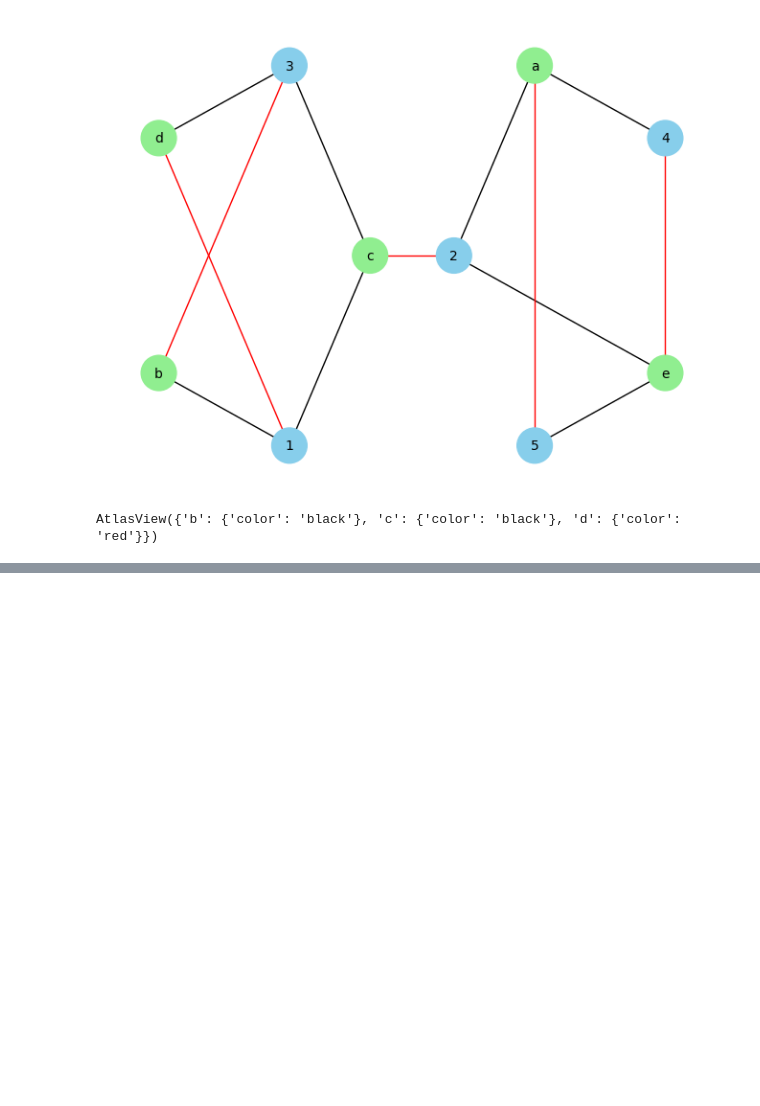
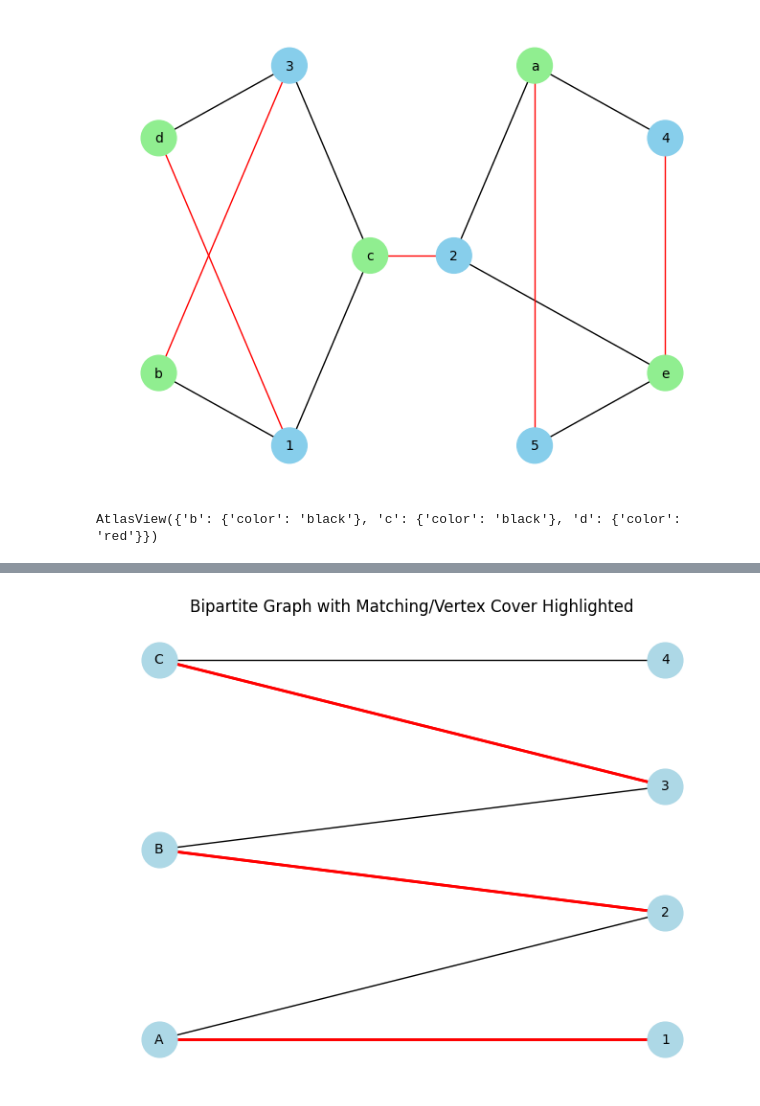
Before and after one commit to gderiddershanghai/algorithms, a Jupyter notebook: Discrete_Math_TSP_Graphs/Maximum+Matching.ipynb, the cells around one changed output, grey strips where cells are left out. Cells and saved outputs as stored; diff of their text form; code cells hidden in the pictures; blank space fills up the shorter version.

```diff
--- a/Discrete_Math_TSP_Graphs/Maximum+Matching.ipynb
+++ b/Discrete_Math_TSP_Graphs/Maximum+Matching.ipynb
@@ -116,0 +137,82 @@ AtlasView({'b': {'color': 'black'}, 'c': {'color': 'black'}, 'd': {'color': 'red
+# %%
+import networkx as nx
+
+# Create a bipartite graph
+B = nx.Graph()
+# Add nodes with the node attribute "bipartite"
+B.add_nodes_from(['A', 'B', 'C'], bipartite=0)
+B.add_nodes_from([1, 2, 3, 4], bipartite=1)
+# Add edges
+B.add_edges_from([
+    ('A', 1), ('A', 2),
+    ('B', 2), ('B', 3),
+    ('C', 3), ('C', 4)
+])
+
+# Find the maximum matching
+max_matching = nx.bipartite.maximum_matching(B, top_nodes={'A', 'B', 'C'})
+print("Maximum Matching:", max_matching)
+
+# Function to derive minimum vertex cover from maximum matching
+def minimum_vertex_cover_from_matching(B, max_matching, top_nodes):
+    # Initialize sets
+    unmatched_top_nodes = {node for node in top_nodes if node not in max_matching}
+    matched_edges = {(u, v) for u, v in max_matching.items() if u in top_nodes}
+
+    # Use DFS to find vertices reachable from unmatched top nodes
+    visited_top = set()
+    visited_bottom = set()
+
+    def dfs(v, is_top):
+        if is_top:
+            if v in visited_top:
+                return
+            visited_top.add(v)
+            for u in B.neighbors(v):
+                if (v, u) not in matched_edges and (u, v) not in matched_edges:
+                    dfs(u, False)
+        else:
+            if v in visited_bottom:
+                return
+            visited_bottom.add(v)
+            for u in B.neighbors(v):
+                if (v, u) in matched_edges or (u, v) in matched_edges:
+                    dfs(u, True)
+
+    for node in unmatched_top_nodes:
+        dfs(node, True)
+
+    # Minimum vertex cover
+    vertex_cover = (top_nodes - visited_top).union(visited_bottom)
+    return vertex_cover
+
+# Find the minimum vertex cover
+top_nodes = {'A', 'B', 'C'}
+min_vertex_cover = minimum_vertex_cover_from_matching(B, max_matching, top_nodes)
+print("Minimum Vertex Cover:", min_vertex_cover)
+
+# Sizes
+print("Size of Maximum Matching:", len(max_matching) // 2)
+print("Size of Minimum Vertex Cover:", len(min_vertex_cover))
+
+# Visualization function
+import matplotlib.pyplot as plt
+
+def draw_bipartite_graph(B, matching=None, vertex_cover=None):
+    pos = nx.bipartite_layout(B, nodes=['A', 'B', 'C'])
+    nx.draw(B, pos, with_labels=True, node_color='lightblue', node_size=700, font_size=10)
+    if matching:
+        matching_edges = [(u, v) for u, v in matching.items() if u in pos and v in pos]
+        nx.draw_networkx_edges(B, pos, edgelist=matching_edges, edge_color='red', width=2)
+    if vertex_cover:
+        cover_nodes = list(vertex_cover)
+        nx.draw_networkx_nodes(B, pos, nodelist=cover_nodes, node_color='orange')
+    plt.title("Bipartite Graph with Matching/Vertex Cover Highlighted")
+    plt.show()
+
+# Draw the graph with maximum matching highlighted
+draw_bipartite_graph(B, matching=max_matching)
+
+# Draw the graph with minimum vertex cover highlighted
+draw_bipartite_graph(B, vertex_cover=min_vertex_cover)
+# %% [output]
@@ -116,0 +223 @@ AtlasView({'b': {'color': 'black'}, 'c': {'color': 'black'}, 'd': {'color': 'red
+[figure, added]
```
Also changed, not shown: parts of 4 cells of this notebook, 7 other files.
